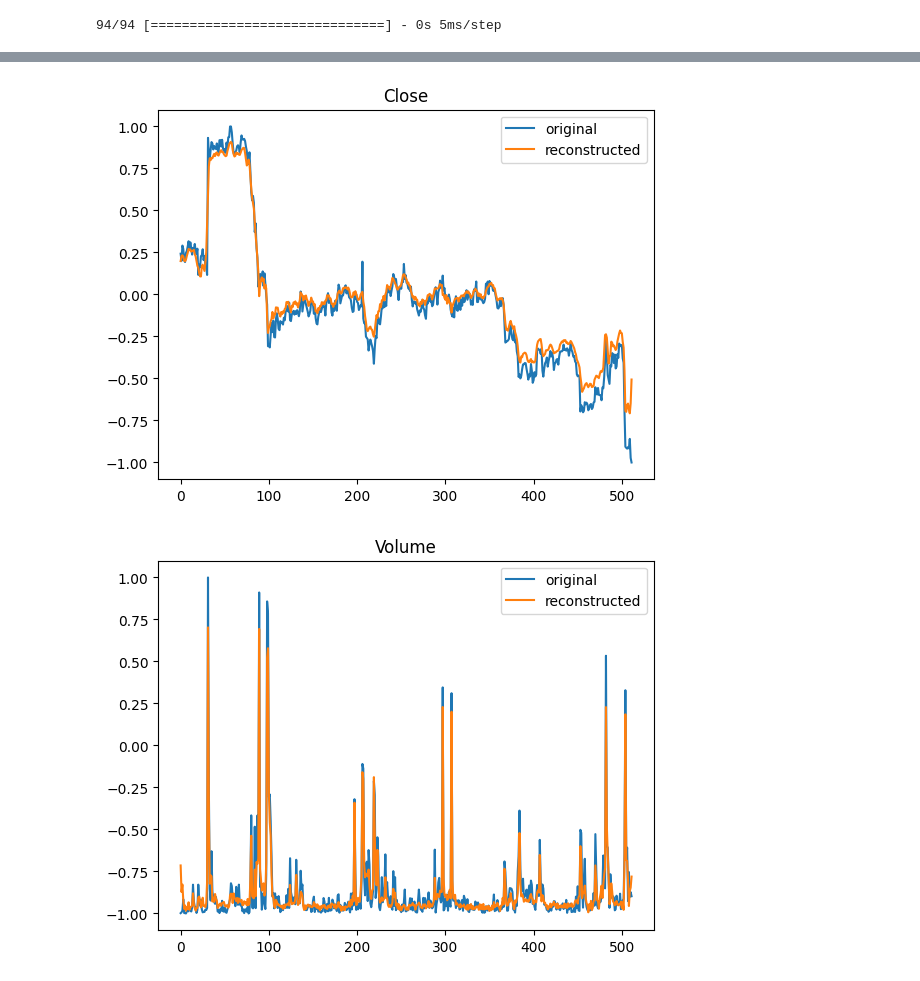
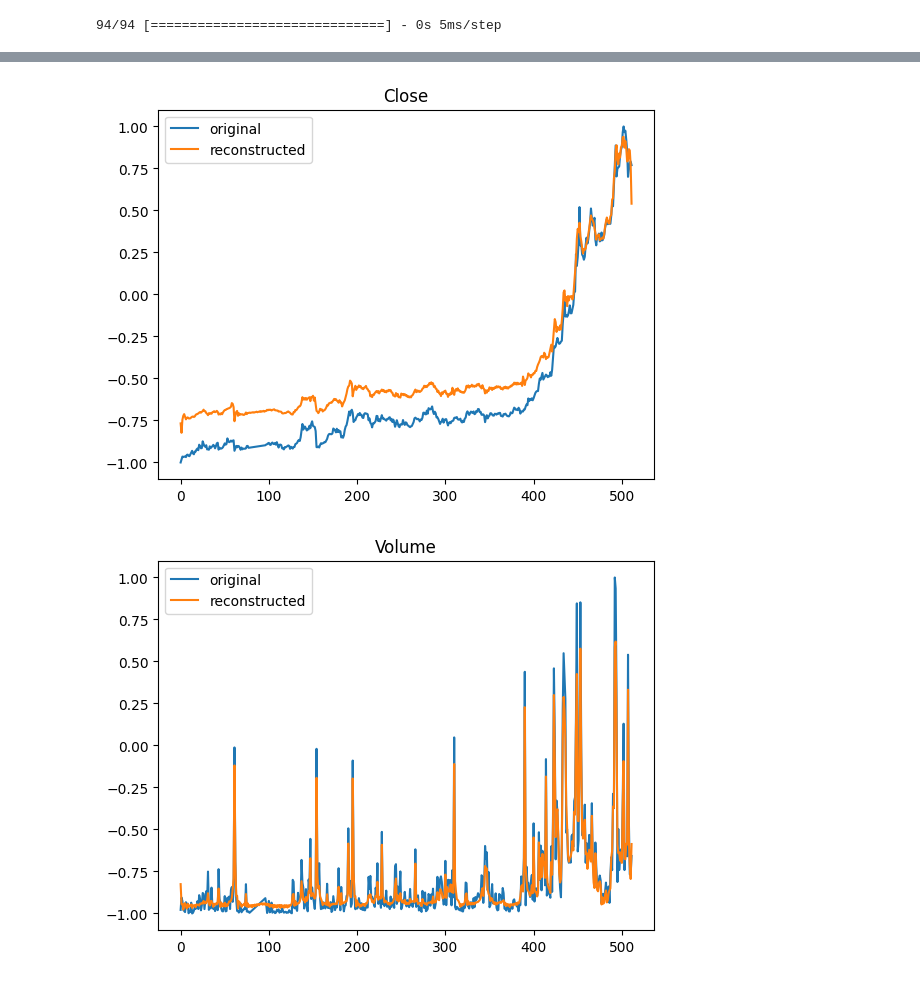
Before and after one commit to Meatssauce/tradngTools, a Jupyter notebook: scrap.ipynb, the cells around one changed output, grey strips where cells are left out. Drawn from its saved outputs; the diff is of its cells as text; code cells hidden in the pictures.

```diff
--- a/scrap.ipynb
+++ b/scrap.ipynb
@@ -193,17 +223,22 @@ Epoch 18/50
 # %%
 import matplotlib.pyplot as plt
+import os
+import pickle
 
 output_dir = 'trainingLog'
 os.makedirs(output_dir, exist_ok=True)
+
+with open(os.path.join(output_dir, 'trainHistoryDict.pkl'), 'wb') as f:
+    pickle.dump(history.history, f)
 
 test_pred = model.predict(test_data)
 
 for i, title in enumerate(['Open', 'High', 'Low', 'Close', 'Volume']):
     plt.title(title)
-    plt.plot(test_data[0, :, i], label='original')
-    plt.plot(test_pred[0, :, i], label='reconstructed')
+    plt.plot(test_data[1000, :, i], label='original')
+    plt.plot(test_pred[1000, :, i], label='reconstructed')
     plt.legend()
-    plt.savefig(title + '.png')
+    plt.savefig(os.path.join(output_dir, title + '.png'))
     plt.show()
 # %% [output]
 94/94 [==============================] - 0s 5ms/step
@@ -213,2 +248,2 @@ for i, title in enumerate(['Open', 'High', 'Low', 'Close', 'Volume']):
-[figure, old version]
+[figure, new version]
-[figure, old version]
+[figure, new version]
```
Also changed, not shown: parts of 7 cells of this notebook, 1 other file.
